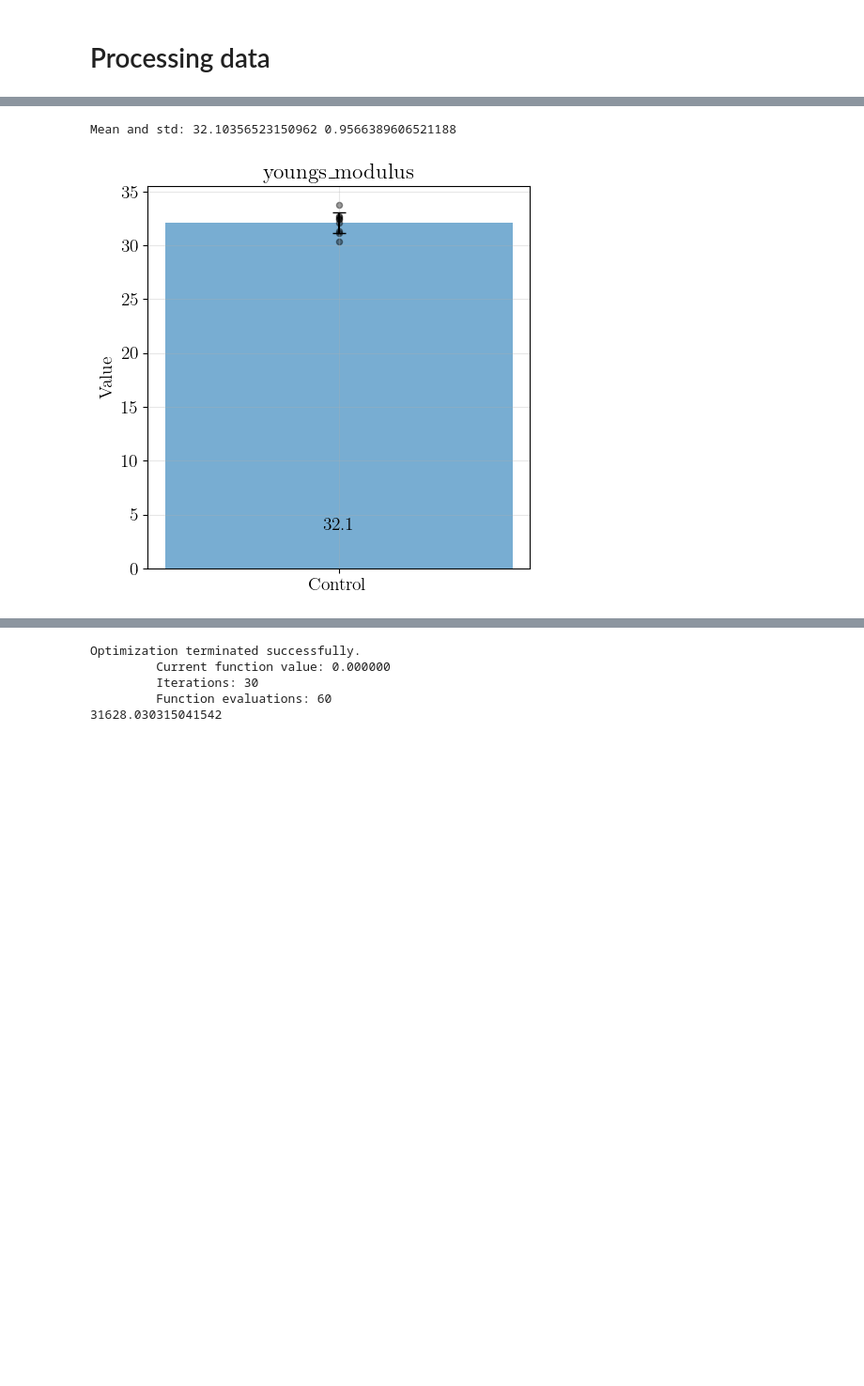
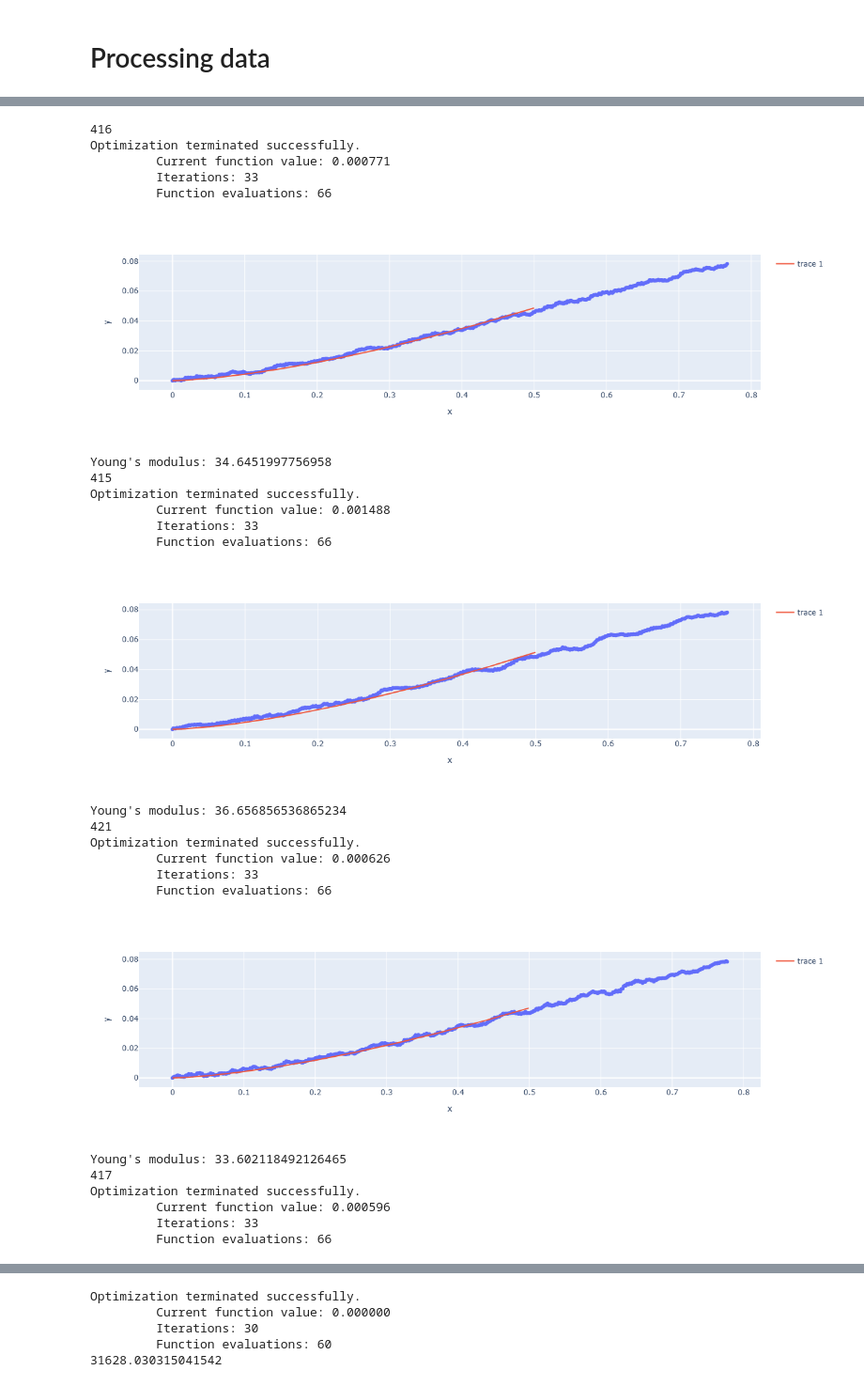
Before and after one commit to ecmscripts/indentation, a Jupyter notebook: AFM_pbs.ipynb, the cells around one changed output, grey strips where cells are left out. Shown at 94% size. Drawn from its saved outputs; the diff is of its cells as text; code cells hidden in the pictures; blank space fills up the shorter version.

Commit message:
added option to plot Hertzian model fit

```diff
--- a/AFM_pbs.ipynb
+++ b/AFM_pbs.ipynb
@@ -18,7 +21,7 @@ from indentation.processing.calculate_parameters import parameter_youngs_modulus
 from indentation.processing.plotting import plot_curve_parameters_bar, plot_instance_parameters_bar, plot_mean_force_curves
 from indentation.ml.models import ConvClassifier_1, ConvClassifier_2
 # %%
-paths = glob.glob(r"E:\Group\File_Exchange\Raoul_Paula\2024_11_29\afm_pdms35t1_pbs_no5\*.txt")
+paths = glob.glob(r"G:\File_Exchange\Raoul_Paula\2024_11_29\afm_pdms35t1_pbs_no5\*.txt")
 
 afm = IndentationSet(paths, exp_type="afm")
 
@@ -74,11 +77,35 @@ for i in range(0, 9):
 # %%
-function_arguments = dict(radius=5, nu=0.5, cutoff=10, keyname="youngs_modulus")
+function_arguments = dict(radius=5, nu=0.5, cutoff=10, keyname="youngs_modulus", show_plot=True)
 afm.calculate_curve_parameter(function=parameter_youngs_modulus, **function_arguments)
 
 plot_curve_parameters_bar(afm,
                          parameter_names=['youngs_modulus'],
                          labels=['Control'],
                          figsize=(5,5))
 # %% [output]
-Mean and std: 32.10356523150962 0.9566389606521188
+416
+Optimization terminated successfully.
+         Current function value: 0.000771
+         Iterations: 33
+         Function evaluations: 66
-[figure, old version]
+[figure, new version]
+Young's modulus: 34.6451997756958
+415
+Optimization terminated successfully.
+         Current function value: 0.001488
+         Iterations: 33
+         Function evaluations: 66
+[figure, added]
+Young's modulus: 36.656856536865234
+421
+Optimization terminated successfully.
+         Current function value: 0.000626
+         Iterations: 33
+         Function evaluations: 66
+[figure, added]
+Young's modulus: 33.602118492126465
+417
+Optimization terminated successfully.
+         Current function value: 0.000596
+         Iterations: 33
+         Function evaluations: 66
```
Also changed, not shown: parts of 6 cells of this notebook, 6 other files.
